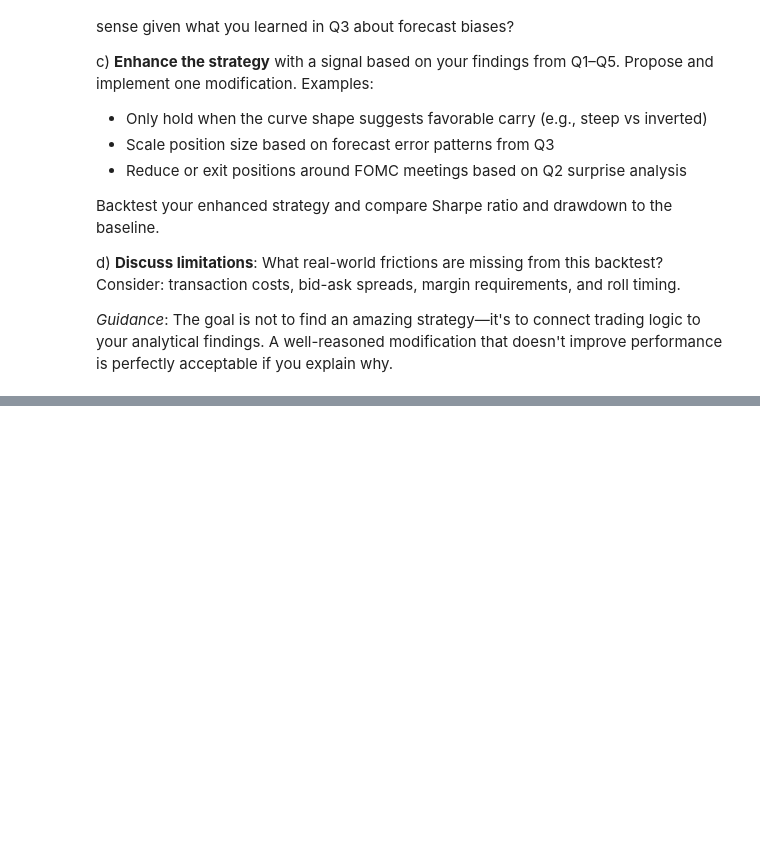
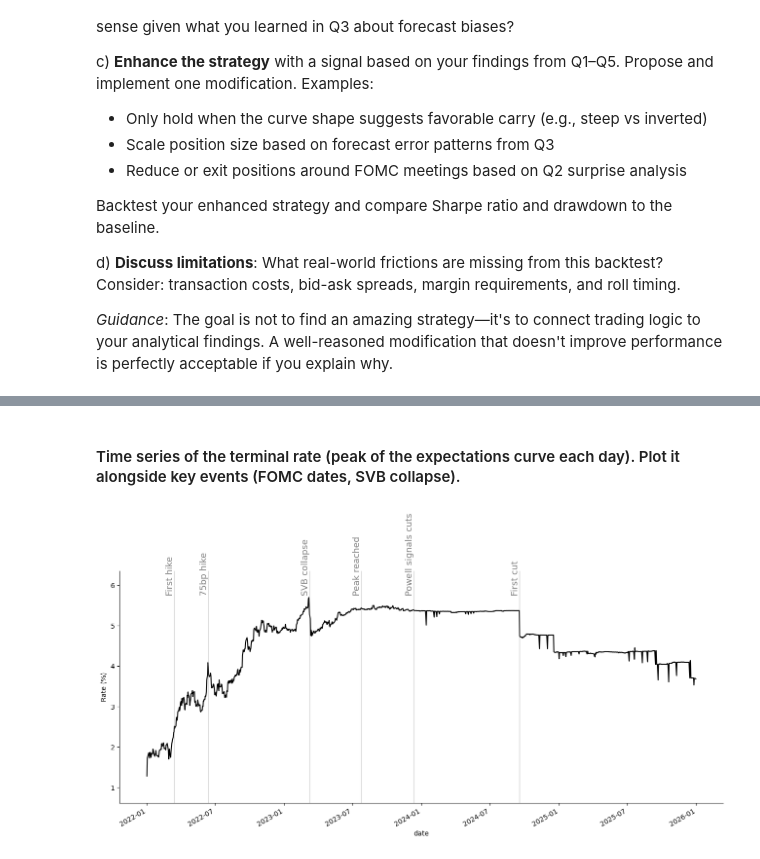
Before and after one commit to ayushbhupal/Fixed-Income-HW-Group-B, a Jupyter notebook: project/P.2. SOFR Futures and Policy Expectations.ipynb, the cells around one changed output, grey strips where cells are left out. Saved outputs shown, nothing was run; the diff lists cells and outputs as text; code cells hidden in the pictures; blank space fills up the shorter version.

```diff
--- a/project/P.2. SOFR Futures and Policy Expectations.ipynb
+++ b/project/P.2. SOFR Futures and Policy Expectations.ipynb
@@ -452,0 +551,43 @@ d) **Discuss limitations**: What real-world frictions are missing from this back
+# %% [markdown]
+#### Time series of the terminal rate (peak of the expectations curve each day). Plot it alongside key events (FOMC dates, SVB collapse).
+# %%
+terminal = implied_rates.max(axis=1, skipna=True)
+
+fig, ax = plt.subplots(figsize=(16, 7))
+
+terminal.plot(ax=ax, color="black")
+
+ymax = terminal.max()
+
+events = {
+    "First hike": "2022-03-16",
+    "75bp hike ": "2022-06-15",
+    "SVB collapse": "2023-03-10",
+    "Peak reached": "2023-07-26",
+    "Powell signals cuts": "2023-12-13",
+    "First cut": "2024-09-18",
+}
+
+for label, date in events.items():
+    d = pd.to_datetime(date)
+    ax.axvline(d, linestyle="-", alpha=0.25, color="gray")
+    ax.text(
+        d,
+        ymax + 0.05,
+        label,
+        rotation=90,
+        va="bottom",
+        ha="right",
+        fontsize=13,
+        color="gray"
+    )
+
+# keep only left and bottom axes
+ax.spines["top"].set_visible(False)
+ax.spines["right"].set_visible(False)
+ax.set_ylabel("Rate (%)")
+ax.margins(y=0.15)
+
+plt.show()
+# %% [output]
+[figure, added]
```
Also changed, not shown: parts of 16 cells of this notebook.
